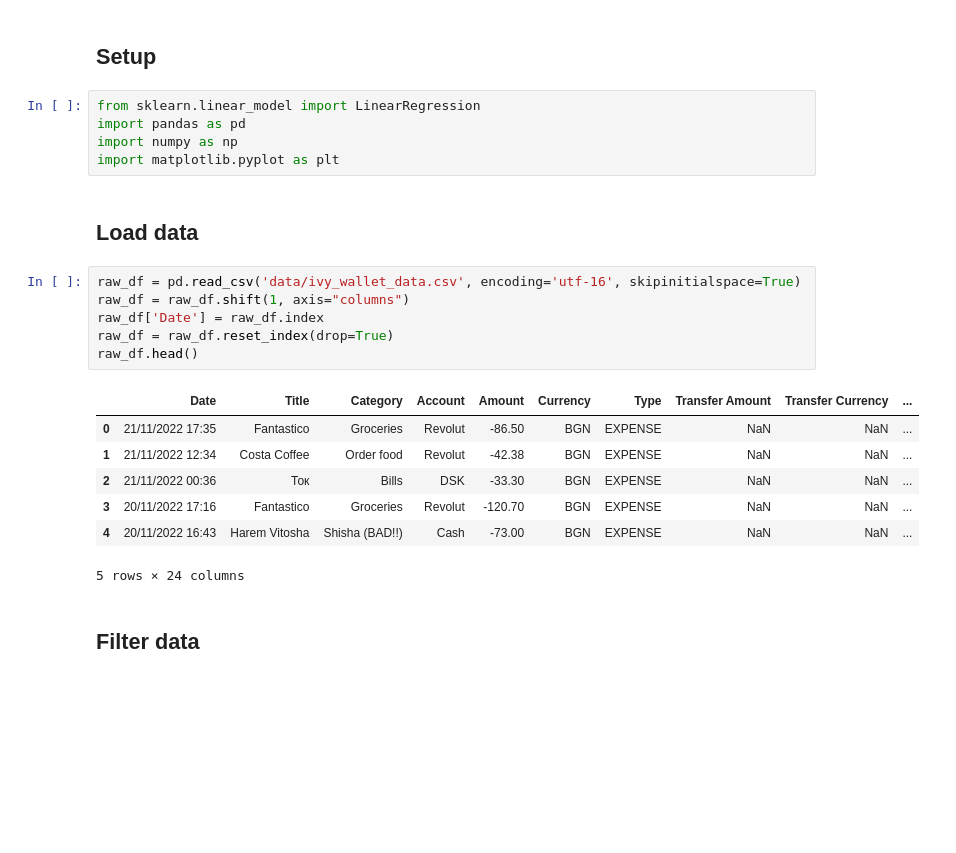
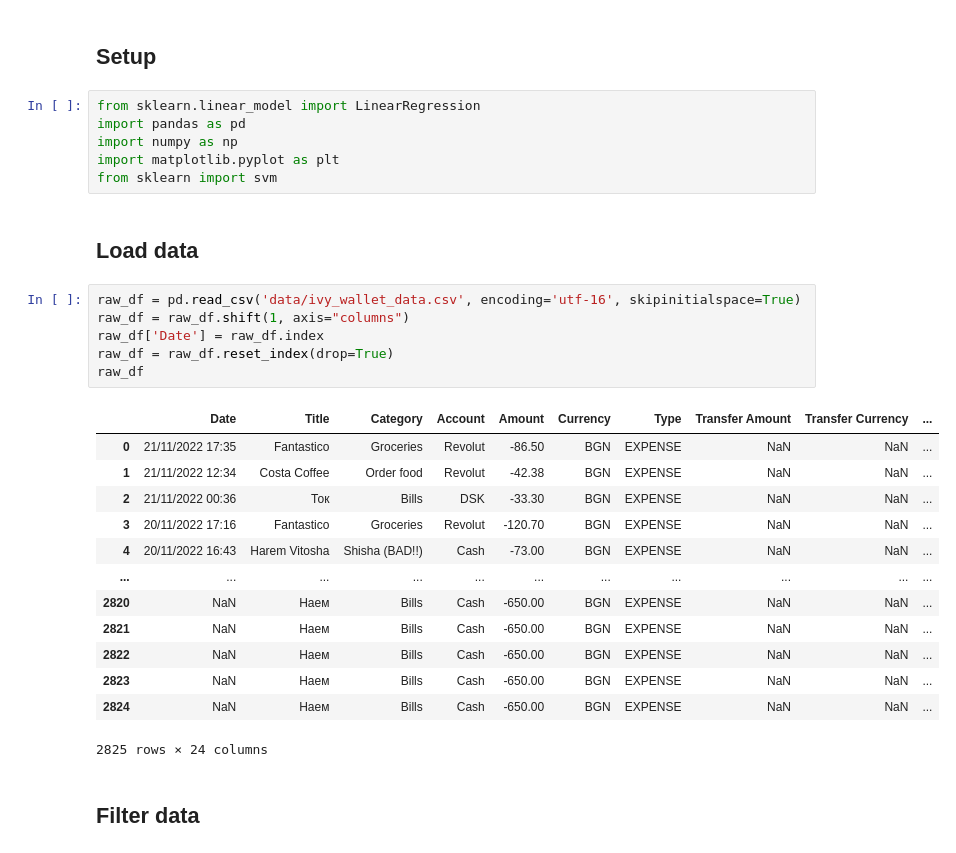
Before and after one commit to ILIYANGERMANOV/ml-journey, a Jupyter notebook: ivy-wallet-expense-predictor.ipynb, the cells around one changed output. Cells and saved outputs as stored; diff of their text form; blank space fills up the shorter version.

```diff
--- a/ivy-wallet-expense-predictor.ipynb
+++ b/ivy-wallet-expense-predictor.ipynb
@@ -5,22 +5,29 @@ from sklearn.linear_model import LinearRegression
 import pandas as pd
 import numpy as np
 import matplotlib.pyplot as plt
+from sklearn import svm
 # %% [markdown]
 ## Load data
 # %%
 raw_df = pd.read_csv('data/ivy_wallet_data.csv', encoding='utf-16', skipinitialspace=True)
 raw_df = raw_df.shift(1, axis="columns")
 raw_df['Date'] = raw_df.index
 raw_df = raw_df.reset_index(drop=True)
-raw_df.head()
+raw_df
 # %% [output]
 |  | Date | Title | Category | Account | Amount | Currency | Type | Transfer Amount | Transfer Currency | ... |
 | 0 | 21/11/2022 17:35 | Fantastico | Groceries | Revolut | -86.50 | BGN | EXPENSE | NaN | NaN | ... |
 | 1 | 21/11/2022 12:34 | Costa Coffee | Order food | Revolut | -42.38 | BGN | EXPENSE | NaN | NaN | ... |
 | 2 | 21/11/2022 00:36 | Ток | Bills | DSK | -33.30 | BGN | EXPENSE | NaN | NaN | ... |
 | 3 | 20/11/2022 17:16 | Fantastico | Groceries | Revolut | -120.70 | BGN | EXPENSE | NaN | NaN | ... |
 | 4 | 20/11/2022 16:43 | Harem Vitosha | Shisha (BAD!!) | Cash | -73.00 | BGN | EXPENSE | NaN | NaN | ... |
+| ... | ... | ... | ... | ... | ... | ... | ... | ... | ... | ... |
+| 2820 | NaN | Наем | Bills | Cash | -650.00 | BGN | EXPENSE | NaN | NaN | ... |
+| 2821 | NaN | Наем | Bills | Cash | -650.00 | BGN | EXPENSE | NaN | NaN | ... |
+| 2822 | NaN | Наем | Bills | Cash | -650.00 | BGN | EXPENSE | NaN | NaN | ... |
+| 2823 | NaN | Наем | Bills | Cash | -650.00 | BGN | EXPENSE | NaN | NaN | ... |
+| 2824 | NaN | Наем | Bills | Cash | -650.00 | BGN | EXPENSE | NaN | NaN | ... |
-5 rows × 24 columns
+2825 rows × 24 columns
 # %% [markdown]
 ## Filter data
 # %%
```
Also changed, not shown: parts of 3 cells of this notebook.
